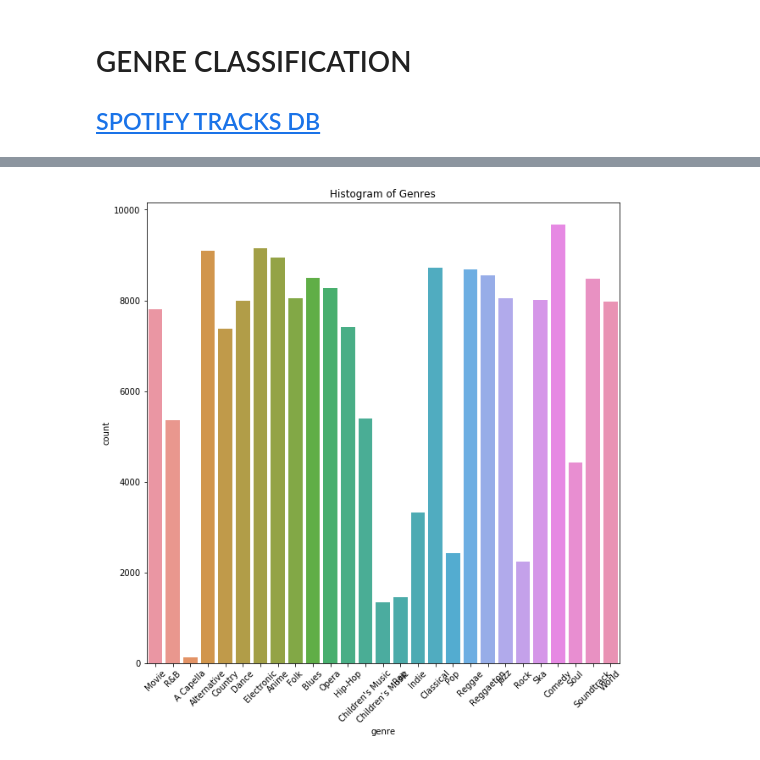
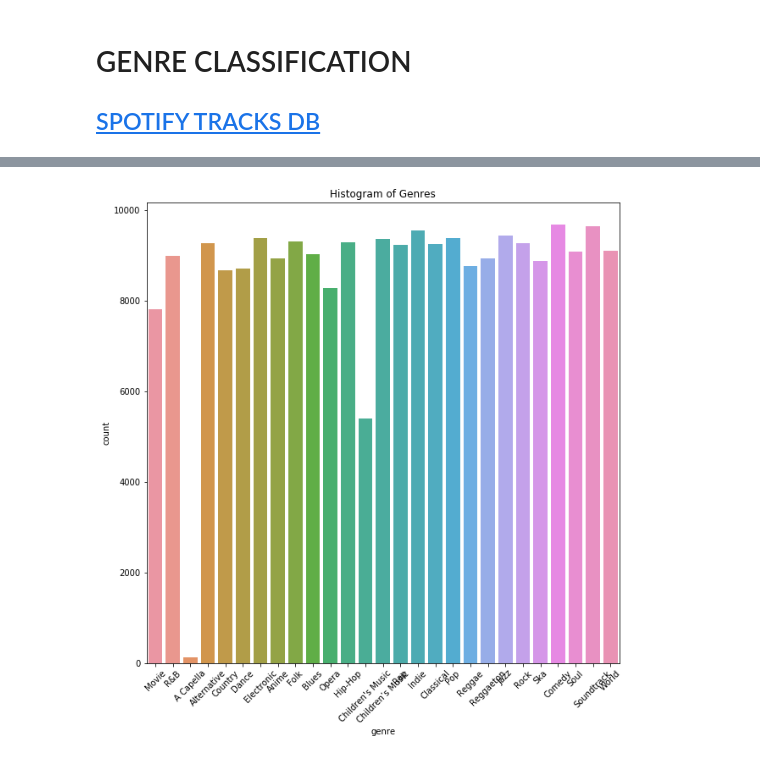
Before and after one commit to iarhbahsir/spotify-genre, a Jupyter notebook: DataCleaning.ipynb, the cells around one changed output, grey strips where cells are left out. Cells and saved outputs as stored; diff of their text form; code cells hidden in the pictures.

```diff
--- a/DataCleaning.ipynb
+++ b/DataCleaning.ipynb
@@ -167,9 +210,9 @@ plt.show()
 # %%
 #Bar Chart to show distribution of Genres
 plt.subplots(figsize=(10,10))
-sn.countplot(spotify_data_cleansed['genre'])
+sn.countplot(spotify_data['genre'])
 plt.title('Histogram of Genres')
 plt.xticks(rotation=45)
 plt.show()
 # %% [output]
-[figure, old version]
+[figure, new version]
```
Also changed, not shown: parts of 9 cells of this notebook, 1 other file.
